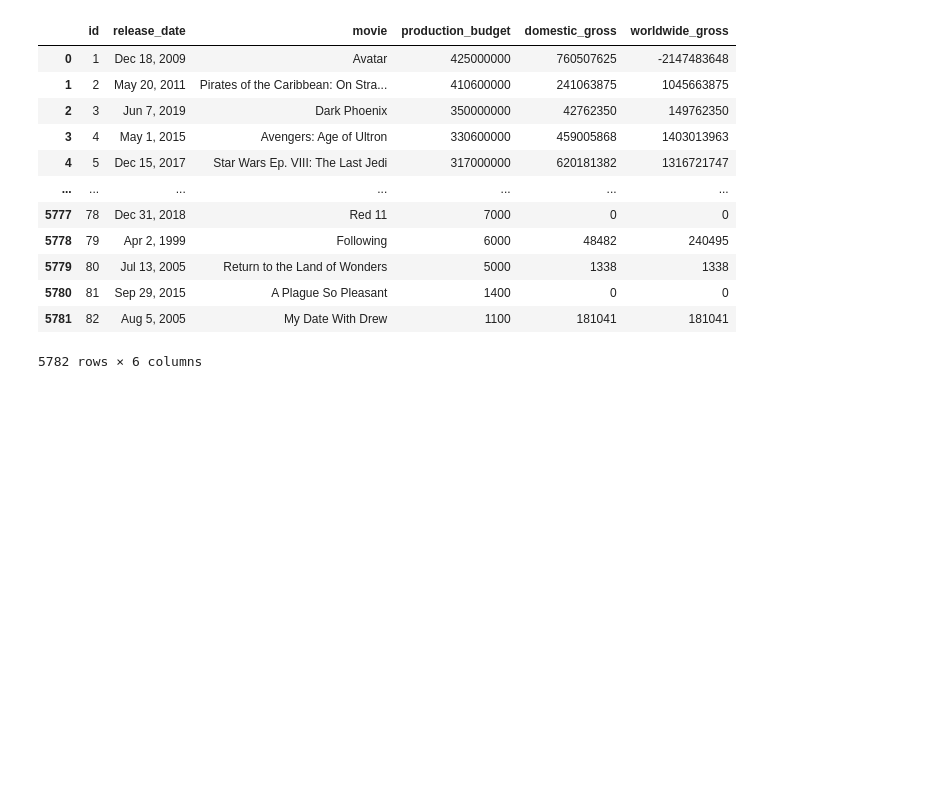
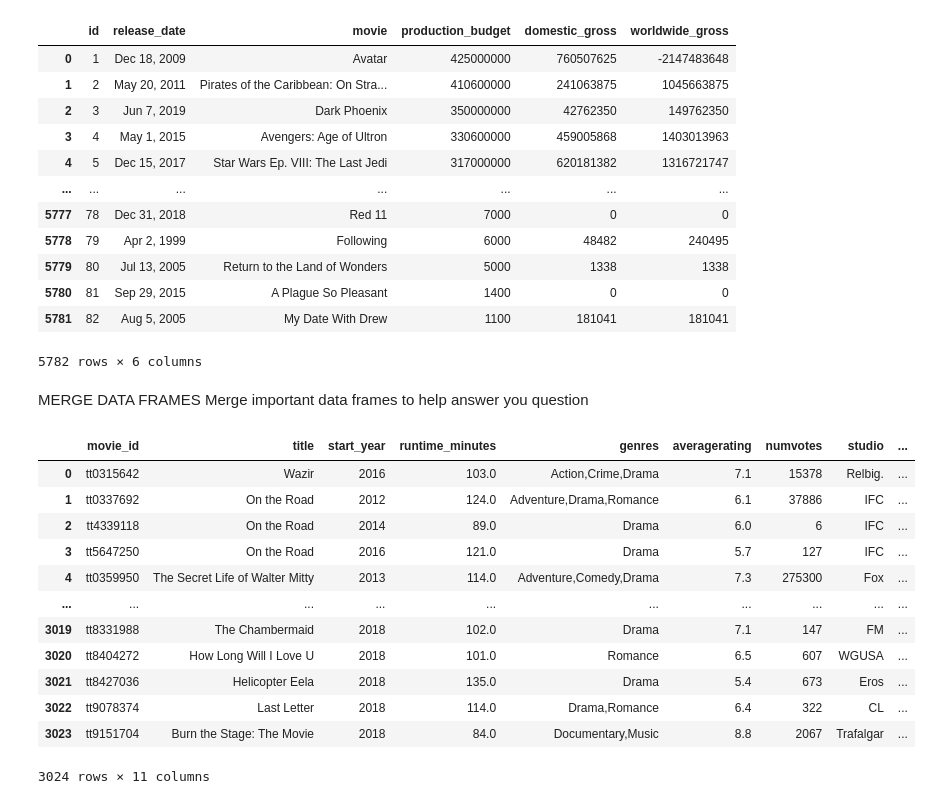
Before and after one commit to bedankibunja/microsoft-movies-project, a Jupyter notebook: student.ipynb, the cells around one changed output. Saved outputs shown, nothing was run; the diff lists cells and outputs as text; code cells hidden in the pictures; blank space fills up the shorter version.

```diff
--- a/student.ipynb
+++ b/student.ipynb
@@ -363,3 +363,26 @@ tnmovies_budget
 | 5780 | 81 | Sep 29, 2015 | A Plague So Pleasant | 1400 | 0 | 0 |
 | 5781 | 82 | Aug 5, 2005 | My Date With Drew | 1100 | 181041 | 181041 |
 5782 rows × 6 columns
+# %% [markdown]
+MERGE DATA FRAMES
+Merge important data frames to help answer you question
+# %%
+#merge bom_movies to movies_imdb and assign it to merged1_movies
+#rename primary_title to title first to make it easy to merge the two
+movies_imdb.rename(columns={'primary_title':'title'}, inplace=True)
+merged1_movies = pd.merge (movies_imdb, bom_movies, on='title')
+merged1_movies
+# %% [output]
+|  | movie_id | title | start_year | runtime_minutes | genres | averagerating | numvotes | studio | ... |
+| 0 | tt0315642 | Wazir | 2016 | 103.0 | Action,Crime,Drama | 7.1 | 15378 | Relbig. | ... |
+| 1 | tt0337692 | On the Road | 2012 | 124.0 | Adventure,Drama,Romance | 6.1 | 37886 | IFC | ... |
+| 2 | tt4339118 | On the Road | 2014 | 89.0 | Drama | 6.0 | 6 | IFC | ... |
+| 3 | tt5647250 | On the Road | 2016 | 121.0 | Drama | 5.7 | 127 | IFC | ... |
+| 4 | tt0359950 | The Secret Life of Walter Mitty | 2013 | 114.0 | Adventure,Comedy,Drama | 7.3 | 275300 | Fox | ... |
+| ... | ... | ... | ... | ... | ... | ... | ... | ... | ... |
+| 3019 | tt8331988 | The Chambermaid | 2018 | 102.0 | Drama | 7.1 | 147 | FM | ... |
+| 3020 | tt8404272 | How Long Will I Love U | 2018 | 101.0 | Romance | 6.5 | 607 | WGUSA | ... |
+| 3021 | tt8427036 | Helicopter Eela | 2018 | 135.0 | Drama | 5.4 | 673 | Eros | ... |
+| 3022 | tt9078374 | Last Letter | 2018 | 114.0 | Drama,Romance | 6.4 | 322 | CL | ... |
+| 3023 | tt9151704 | Burn the Stage: The Movie | 2018 | 84.0 | Documentary,Music | 8.8 | 2067 | Trafalgar | ... |
+3024 rows × 11 columns
```
